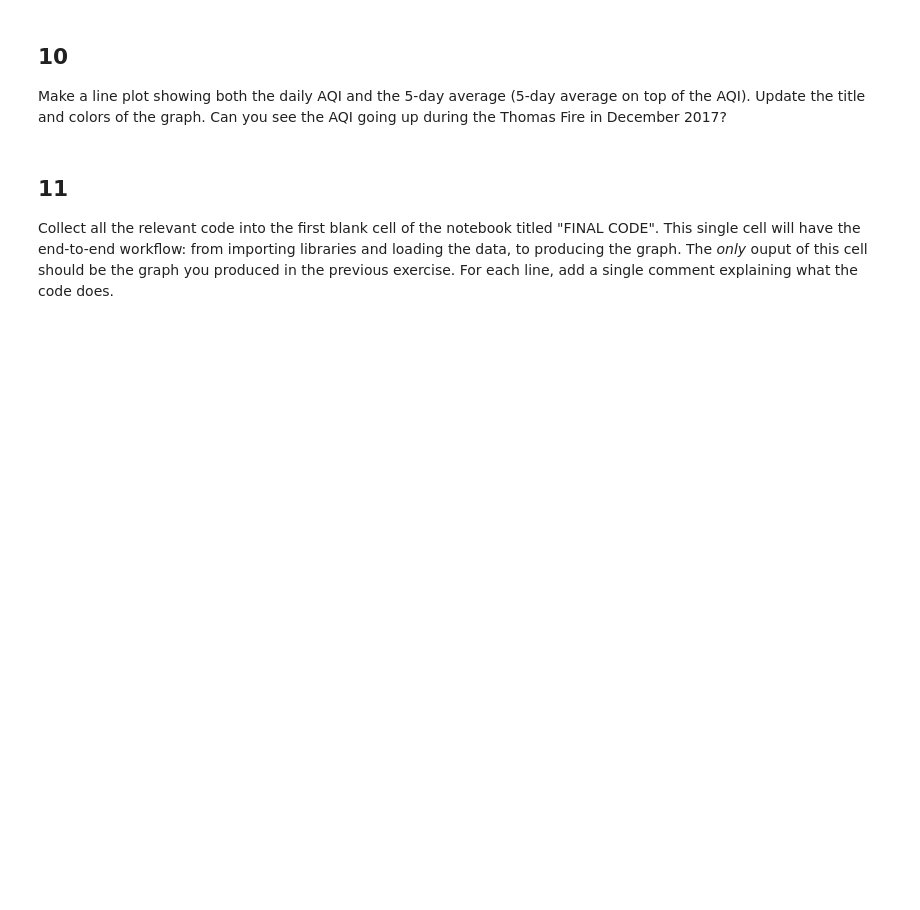
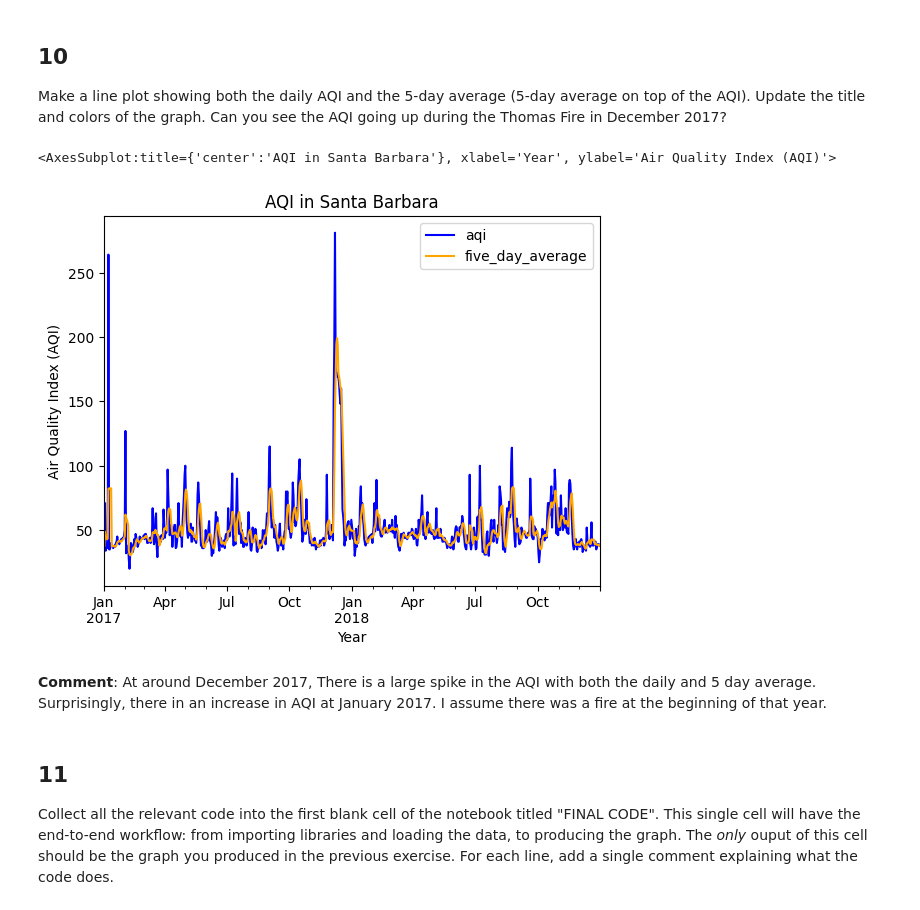
Before and after one commit to p-park6/eds220-hwk-2, a Jupyter notebook: hwk2-task2-aqi.ipynb, the cells around one changed output. Saved outputs shown, nothing was run; the diff lists cells and outputs as text; code cells hidden in the pictures; blank space fills up the shorter version.

```diff
--- a/hwk2-task2-aqi.ipynb
+++ b/hwk2-task2-aqi.ipynb
@@ -209,3 +211,20 @@ Make a line plot showing both the daily AQI and the 5-day average (5-day average
+# %%
+#look at data table to see data contained in it
+aqi_sb.head()
+
+aqi_sb.plot(y = ['aqi', 'five_day_average'],
+           title = 'AQI in Santa Barbara',
+           xlabel = 'Year',
+           ylabel = 'Air Quality Index (AQI)',
+           color = {'aqi': 'blue',
+                    'five_day_average': 'orange'
+                   }
+           )
+# %% [output]
+<AxesSubplot:title={'center':'AQI in Santa Barbara'}, xlabel='Year', ylabel='Air Quality Index (AQI)'>
+[figure, added]
+# %% [markdown]
+**Comment**: At around December 2017, There is a large spike in the AQI with both the daily and 5 day average. Surprisingly, there in an increase in AQI at January 2017. I assume there was a fire at the beginning of that year.
 # %% [markdown]
 ## 11
 
```
Also changed, not shown: parts of 2 cells of this notebook.
